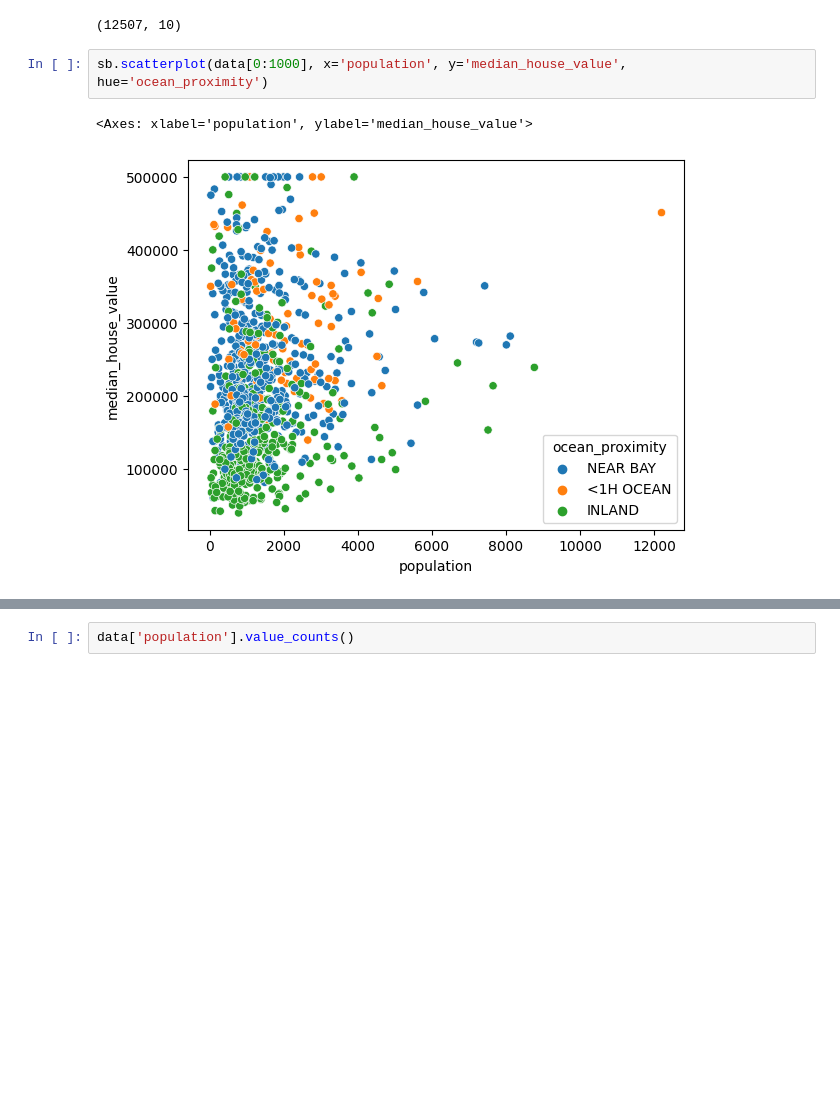
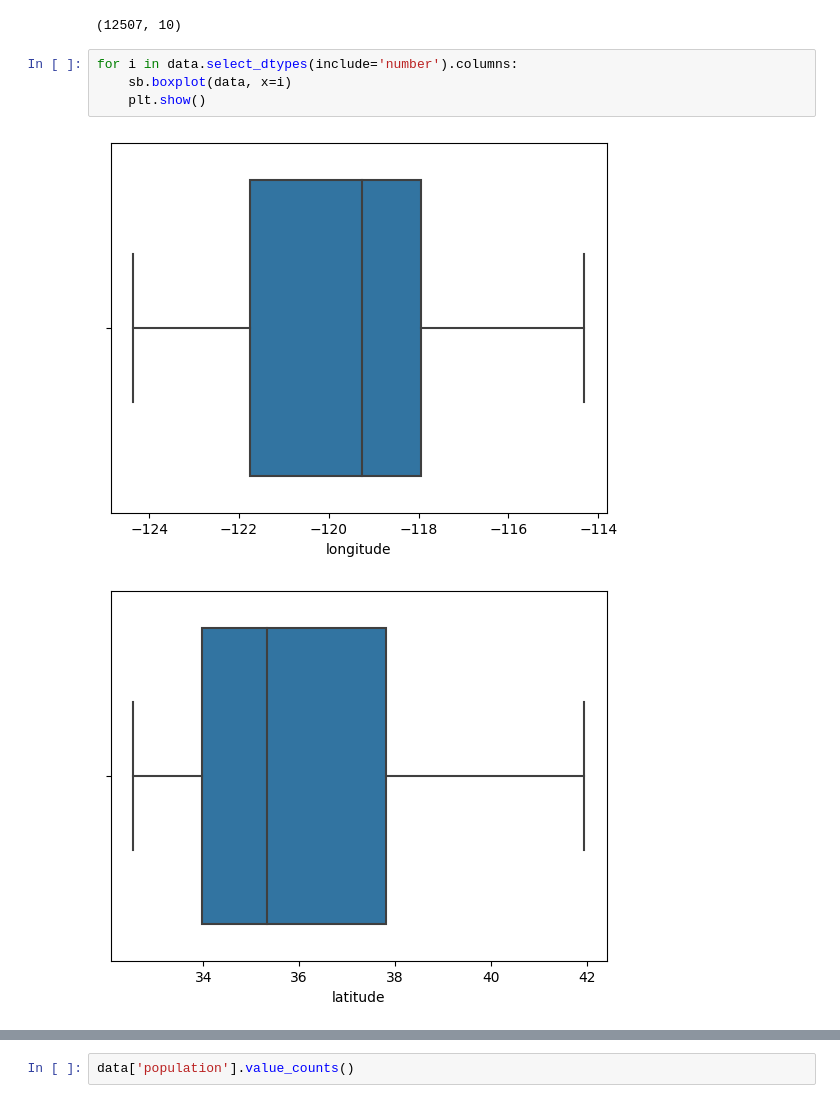
Before and after one commit to Satorou-Gojo/EDA, a Jupyter notebook: eda-1.ipynb, the cells around one changed output, grey strips where cells are left out. Cells and saved outputs as stored; diff of their text form; blank space fills up the shorter version.

```diff
--- a/eda-1.ipynb
+++ b/eda-1.ipynb
@@ -94,8 +94,10 @@ data = data.loc[~data.duplicated(subset=['longitude','latitude'])]
 data.shape
 # %% [output]
 (12507, 10)
-# %%
-sb.scatterplot(data[0:1000], x='population', y='median_house_value', hue='ocean_proximity')
-# %% [output]
-<Axes: xlabel='population', ylabel='median_house_value'>
-[figure, removed]
+# %%
+for i in data.select_dtypes(include='number').columns:
+    sb.boxplot(data, x=i)
+    plt.show()
+# %% [output]
+[figure, added]
+[figure, added]
```
Also changed, not shown: parts of 4 cells of this notebook.
